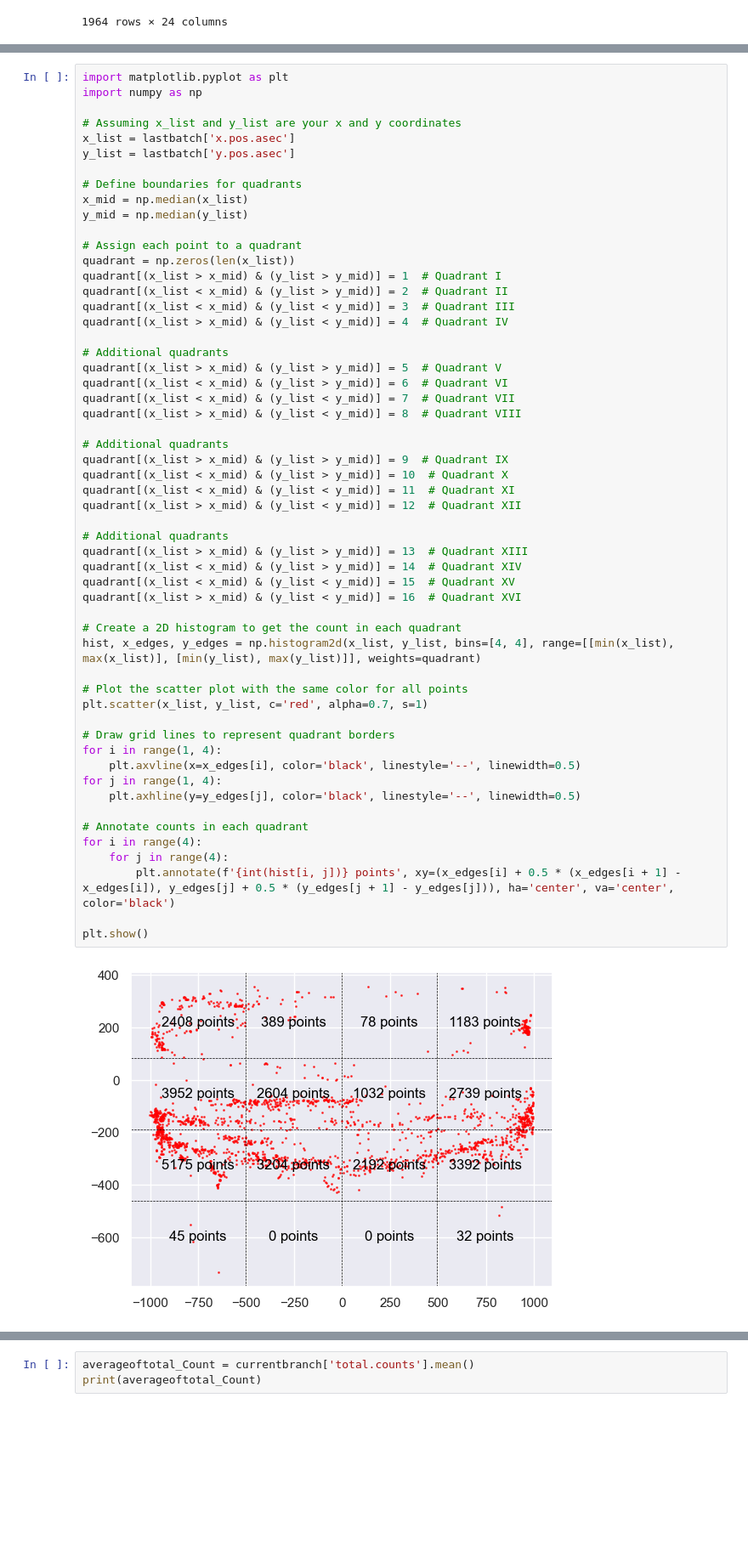
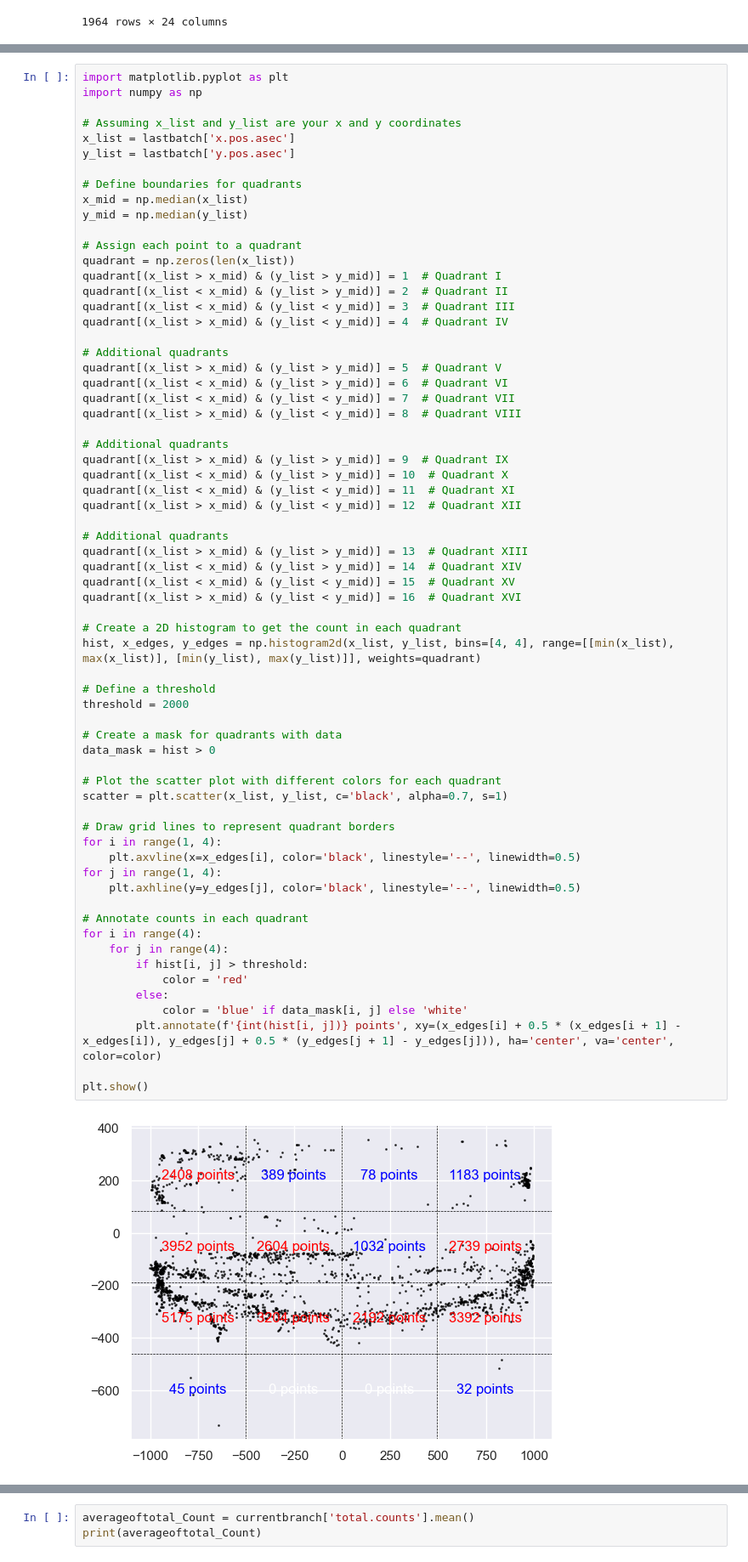
Before and after one commit to MEmshousen02/HeliosProjectDS, a Jupyter notebook: Main.ipynb, the cells around one changed output, grey strips where cells are left out. Shown: that part at 85% size. Drawn from its saved outputs; the diff is of its cells as text; blank space fills up the shorter version.

```diff
--- a/Main.ipynb
+++ b/Main.ipynb
@@ -369,35 +282,45 @@ quadrant[(x_list < x_mid) & (y_list < y_mid)] = 7  # Quadrant VII
 quadrant[(x_list > x_mid) & (y_list < y_mid)] = 8  # Quadrant VIII
 
 # Additional quadrants
 quadrant[(x_list > x_mid) & (y_list > y_mid)] = 9  # Quadrant IX
 quadrant[(x_list < x_mid) & (y_list > y_mid)] = 10  # Quadrant X
 quadrant[(x_list < x_mid) & (y_list < y_mid)] = 11  # Quadrant XI
 quadrant[(x_list > x_mid) & (y_list < y_mid)] = 12  # Quadrant XII
 
 # Additional quadrants
 quadrant[(x_list > x_mid) & (y_list > y_mid)] = 13  # Quadrant XIII
 quadrant[(x_list < x_mid) & (y_list > y_mid)] = 14  # Quadrant XIV
 quadrant[(x_list < x_mid) & (y_list < y_mid)] = 15  # Quadrant XV
 quadrant[(x_list > x_mid) & (y_list < y_mid)] = 16  # Quadrant XVI
 
 # Create a 2D histogram to get the count in each quadrant
 hist, x_edges, y_edges = np.histogram2d(x_list, y_list, bins=[4, 4], range=[[min(x_list), max(x_list)], [min(y_list), max(y_list)]], weights=quadrant)
 
-# Plot the scatter plot with the same color for all points
-plt.scatter(x_list, y_list, c='red', alpha=0.7, s=1)
+# Define a threshold
+threshold = 2000
+
+# Create a mask for quadrants with data
+data_mask = hist > 0
+
+# Plot the scatter plot with different colors for each quadrant
+scatter = plt.scatter(x_list, y_list, c='black', alpha=0.7, s=1)
 
 # Draw grid lines to represent quadrant borders
 for i in range(1, 4):
     plt.axvline(x=x_edges[i], color='black', linestyle='--', linewidth=0.5)
 for j in range(1, 4):
     plt.axhline(y=y_edges[j], color='black', linestyle='--', linewidth=0.5)
 
 # Annotate counts in each quadrant
 for i in range(4):
     for j in range(4):
-        plt.annotate(f'{int(hist[i, j])} points', xy=(x_edges[i] + 0.5 * (x_edges[i + 1] - x_edges[i]), y_edges[j] + 0.5 * (y_edges[j + 1] - y_edges[j])), ha='center', va='center', color='black')
+        if hist[i, j] > threshold:
+            color = 'red'
+        else:
+            color = 'blue' if data_mask[i, j] else 'white'
+        plt.annotate(f'{int(hist[i, j])} points', xy=(x_edges[i] + 0.5 * (x_edges[i + 1] - x_edges[i]), y_edges[j] + 0.5 * (y_edges[j + 1] - y_edges[j])), ha='center', va='center', color=color)
 
 plt.show()
 # %% [output]
-[figure, old version]
+[figure, new version]
 # %%
```
Also changed, not shown: parts of 8 cells of this notebook, 1 other file.
